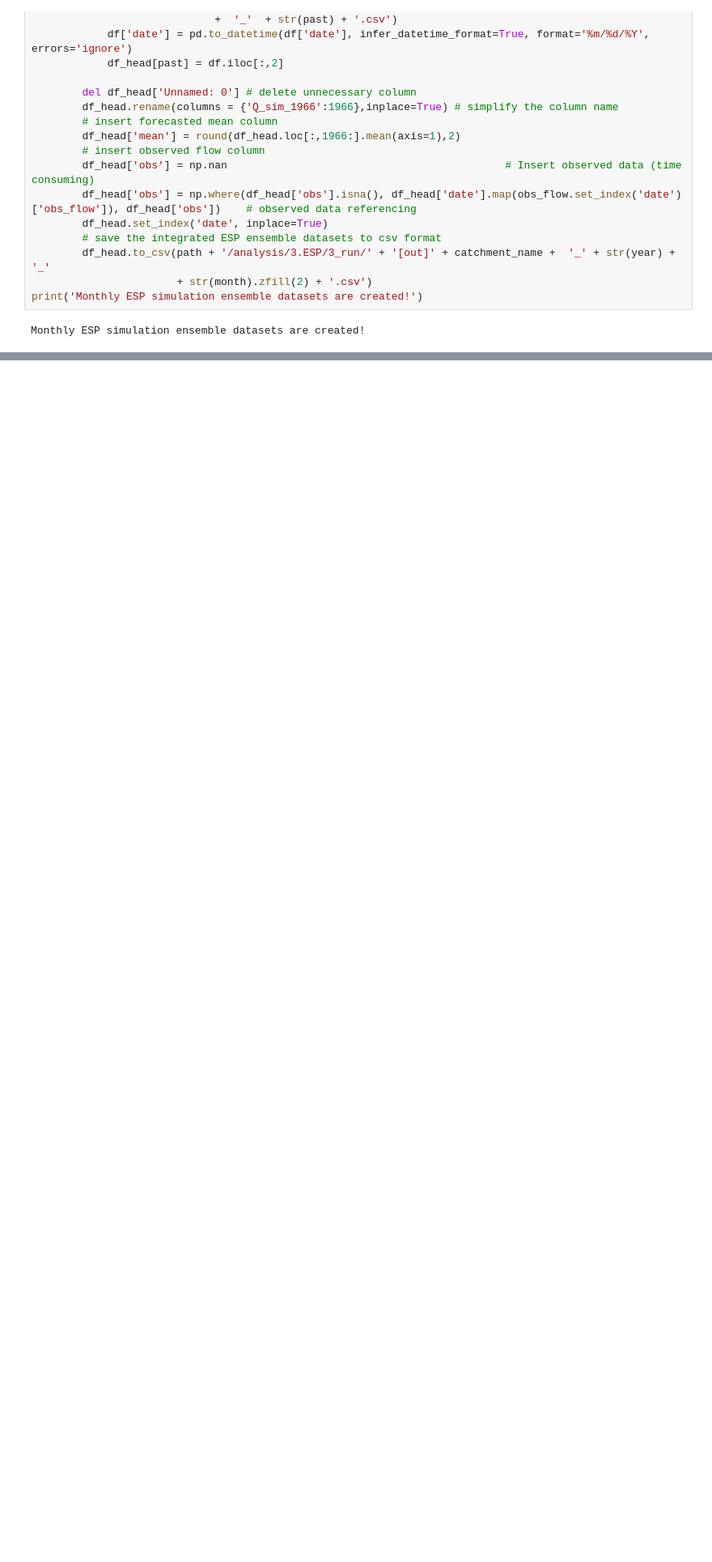
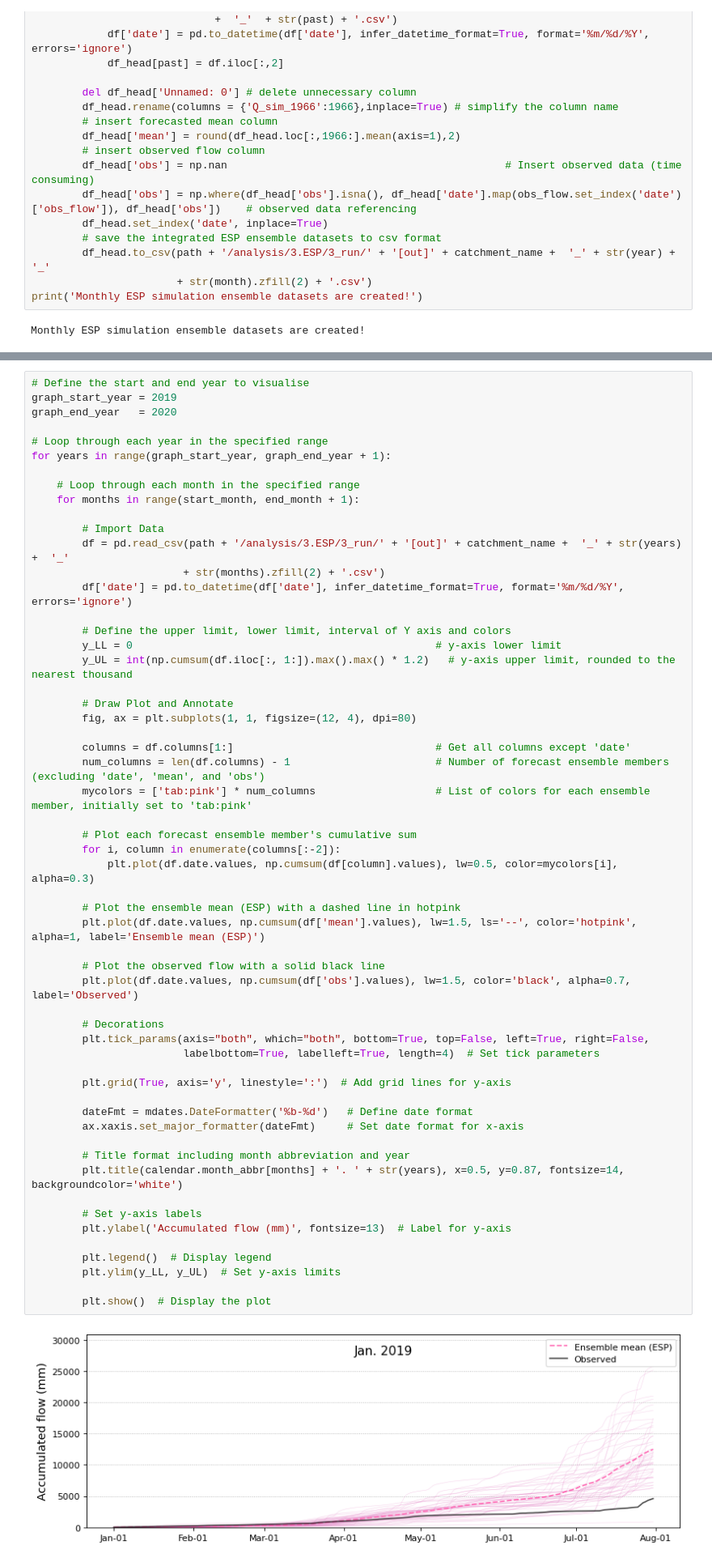
Before and after one commit to uobwatergroup/seaflow, a Jupyter notebook: B. ESP simulation.ipynb, the cells around one changed output, grey strips where cells are left out. Shown at 81% size. Saved outputs shown, nothing was run; the diff lists cells and outputs as text; blank space fills up the shorter version.

```diff
--- a/B. ESP simulation.ipynb
+++ b/B. ESP simulation.ipynb
@@ -419,0 +348,58 @@ for years in range(graph_start_year, graph_end_year + 1):
+# %%
+# Define the start and end year to visualise
+graph_start_year = 2019
+graph_end_year   = 2020
+
+# Loop through each year in the specified range
+for years in range(graph_start_year, graph_end_year + 1):
+
+    # Loop through each month in the specified range
+    for months in range(start_month, end_month + 1):
+
+        # Import Data
+        df = pd.read_csv(path + '/analysis/3.ESP/3_run/' + '[out]' + catchment_name +  '_' + str(years) +  '_'
+                        + str(months).zfill(2) + '.csv')
+        df['date'] = pd.to_datetime(df['date'], infer_datetime_format=True, format='%m/%d/%Y', errors='ignore')
+
+        # Define the upper limit, lower limit, interval of Y axis and colors
+        y_LL = 0                                                # y-axis lower limit
+        y_UL = int(np.cumsum(df.iloc[:, 1:]).max().max() * 1.2)   # y-axis upper limit, rounded to the nearest thousand
+
+        # Draw Plot and Annotate
+        fig, ax = plt.subplots(1, 1, figsize=(12, 4), dpi=80)
+
+        columns = df.columns[1:]                                # Get all columns except 'date'
+        num_columns = len(df.columns) - 1                       # Number of forecast ensemble members (excluding 'date', 'mean', and 'obs')
+        mycolors = ['tab:pink'] * num_columns                   # List of colors for each ensemble member, initially set to 'tab:pink'
+
+        # Plot each forecast ensemble member's cumulative sum
+        for i, column in enumerate(columns[:-2]):
+            plt.plot(df.date.values, np.cumsum(df[column].values), lw=0.5, color=mycolors[i], alpha=0.3)
+
+        # Plot the ensemble mean (ESP) with a dashed line in hotpink
+        plt.plot(df.date.values, np.cumsum(df['mean'].values), lw=1.5, ls='--', color='hotpink', alpha=1, label='Ensemble mean (ESP)')
+
+        # Plot the observed flow with a solid black line
+        plt.plot(df.date.values, np.cumsum(df['obs'].values), lw=1.5, color='black', alpha=0.7, label='Observed')
+
+        # Decorations
+        plt.tick_params(axis="both", which="both", bottom=True, top=False, left=True, right=False,
+                        labelbottom=True, labelleft=True, length=4)  # Set tick parameters
+
+        plt.grid(True, axis='y', linestyle=':')  # Add grid lines for y-axis
+
+        dateFmt = mdates.DateFormatter('%b-%d')   # Define date format
+        ax.xaxis.set_major_formatter(dateFmt)     # Set date format for x-axis
+
+        # Title format including month abbreviation and year
+        plt.title(calendar.month_abbr[months] + '. ' + str(years), x=0.5, y=0.87, fontsize=14, backgroundcolor='white')
+
+        # Set y-axis labels
+        plt.ylabel('Accumulated flow (mm)', fontsize=13)  # Label for y-axis
+
+        plt.legend()  # Display legend
+        plt.ylim(y_LL, y_UL)  # Set y-axis limits
+
+        plt.show()  # Display the plot
+# %% [output]
+[figure, added]
```
Also changed, not shown: parts of 4 cells of this notebook, 3 other files.
